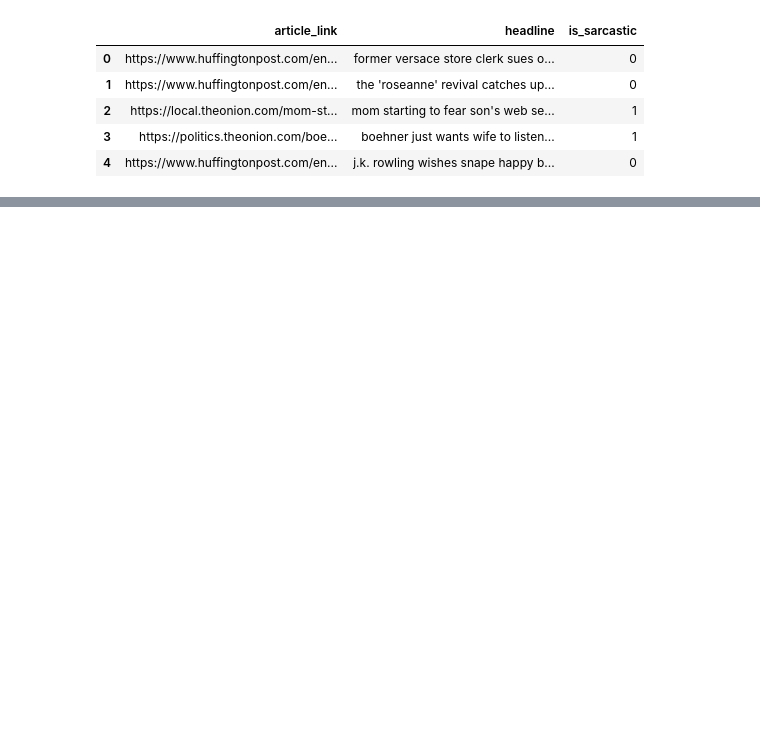
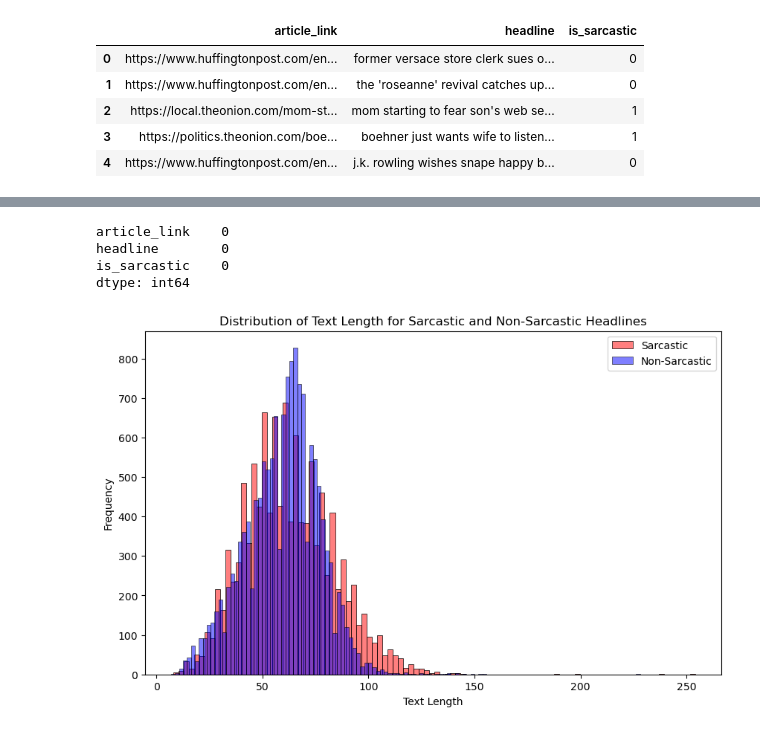
Before and after one commit to gwencampau/datamining-final-project, a Jupyter notebook: sarcastic_notebook.ipynb, the cells around one changed output, grey strips where cells are left out. Saved outputs shown, nothing was run; the diff lists cells and outputs as text; code cells hidden in the pictures; blank space fills up the shorter version.

```diff
--- a/sarcastic_notebook.ipynb
+++ b/sarcastic_notebook.ipynb
@@ -41,0 +66,19 @@ df.head()
+# %%
+df.isna().sum()
+# %% [output]
+article_link    0
+headline        0
+is_sarcastic    0
+dtype: int64
+# %%
+#Visualize the distribution of text length for sarcasm in the headlines
+plt.figure(figsize=(10, 6))
+sns.histplot(df[df['is_sarcastic'] == 1]['headline'].apply(len), label='Sarcastic', color='red', alpha=0.5)
+sns.histplot(df[df['is_sarcastic'] == 0]['headline'].apply(len), label='Non-Sarcastic', color='blue', alpha=0.5)
+plt.title('Distribution of Text Length for Sarcastic and Non-Sarcastic Headlines')
+plt.xlabel('Text Length')
+plt.ylabel('Frequency')
+plt.legend()
+plt.show()
+# %% [output]
+[figure, added]
```
Also changed, not shown: parts of 10 cells of this notebook.
